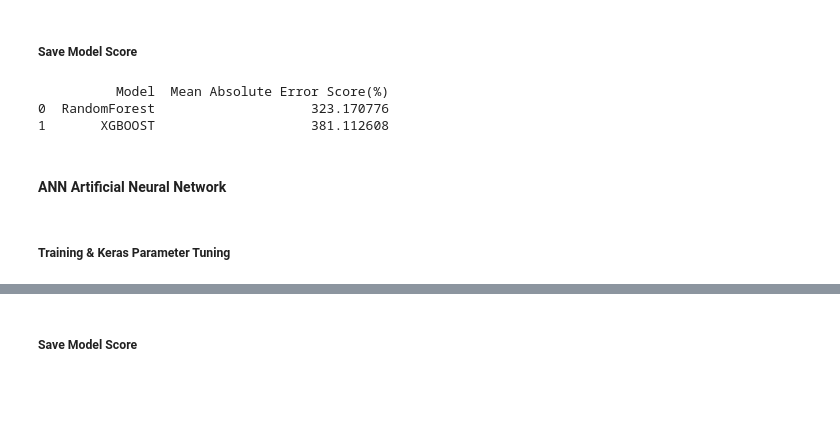
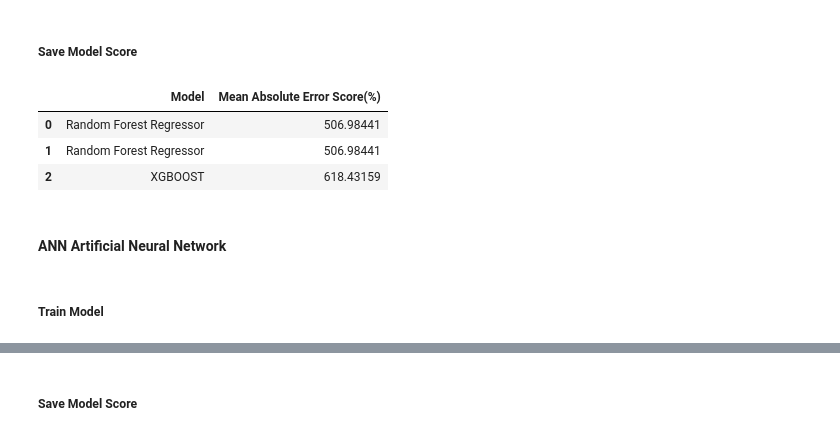
Before and after one commit to TahirAwwad/agriculture-data-analytics, a Jupyter notebook: notebooks/notebook-5-03-ml-milk-production.ipynb, the cells around one changed output, grey strips where cells are left out. Drawn from its saved outputs; the diff is of its cells as text; code cells hidden in the pictures; blank space fills up the shorter version.

```diff
--- a/notebooks/notebook-5-03-ml-milk-production.ipynb
+++ b/notebooks/notebook-5-03-ml-milk-production.ipynb
@@ -179,7 +182,6 @@ xtrain_scale = features_scaler.transform(X_train)
 target_scaler = MinMaxScaler()
 
 target_scaler.fit(Y_train)
-target_scaler.fit(Y_test)
 
 ytrain_scale = target_scaler.transform(Y_train)
 ytest_scale = target_scaler.transform(Y_test)
@@ -228,12 +243,9 @@ Best training model score, coefficient of determination R squared 0.759577354990
 # %%
-# Predict Milk Production and un-scale back to original values
+print('Best training model', grid_search_cv.best_estimator_)
+print('Best training model score, coefficient of determination R squared',
+      grid_search_cv.best_score_)
+
 y_predict = target_scaler.inverse_transform(
-    grid_rf_milk.predict(xtest_scale).reshape(-1, 1))
-
-print('predicted milk production values \n', y_predict)
-print('actual milk production values \n', Y_test)
-
-# Calculate Mean Absolute Error
-MAE_rf = mean_absolute_error(Y_test, y_predict)
-#print(MAE_rf)
+    grid_search_cv.predict(xtest_scale).reshape(-1, 1))
+mae_score = mean_absolute_error(Y_test, y_predict)
 # %% [output]
@@ -256,8 +255,7 @@ actual milk production values
 # %% [markdown]
 ##### Save Model Score
 # %%
-model_scores_dataframe.loc[len(model_scores_dataframe)] = [
-    'RandomForest', MAE_rf
-]
-print(model_scores_dataframe)
+values = ['Random Forest Regressor', mae_score]
+model_scores_dataframe.loc[len(model_scores_dataframe)] = values
+model_scores_dataframe.head()
 # %% [output]
@@ -316,11 +315,5 @@ Best training model score, coefficient of determination R squared 0.738029074373
 # %%
-# Predict Milk Production and un-scale back to original values
 y_predict = target_scaler.inverse_transform(
     grid_xgb_milk.predict(xtest_scale).reshape(-1, 1))
 
-print('predicted milk production values \n', y_predict)
-print('actual milk production values \n', Y_test)
-
-# Calculate Mean Absolute Error
-MAE_xgb = mean_absolute_error(Y_test, y_predict)
-#print(MAE_xgb)
+mae_score = mean_absolute_error(Y_test, y_predict)
@@ -344,14 +320,15 @@ actual milk production values
 # %% [markdown]
 ##### Save Model Score
 # %%
-model_scores_dataframe.loc[len(model_scores_dataframe)] = ['XGBOOST', MAE_xgb]
-print(model_scores_dataframe)
+model_scores_dataframe.loc[len(model_scores_dataframe)] = ['XGBOOST', mae_score]
+model_scores_dataframe.head()
 # %% [output]
-          Model  Mean Absolute Error Score(%)
-0  RandomForest                    323.170776
-1       XGBOOST                    381.112608
+|  | Model | Mean Absolute Error Score(%) |
+| 0 | Random Forest Regressor | 506.98441 |
+| 1 | Random Forest Regressor | 506.98441 |
+| 2 | XGBOOST | 618.43159 |
 # %% [markdown]
 #### ANN Artificial Neural Network
 # %% [markdown]
-##### Training & Keras Parameter Tuning
+##### Train Model
 # %%
```
Also changed, not shown: parts of 37 cells of this notebook, 4 other files.
